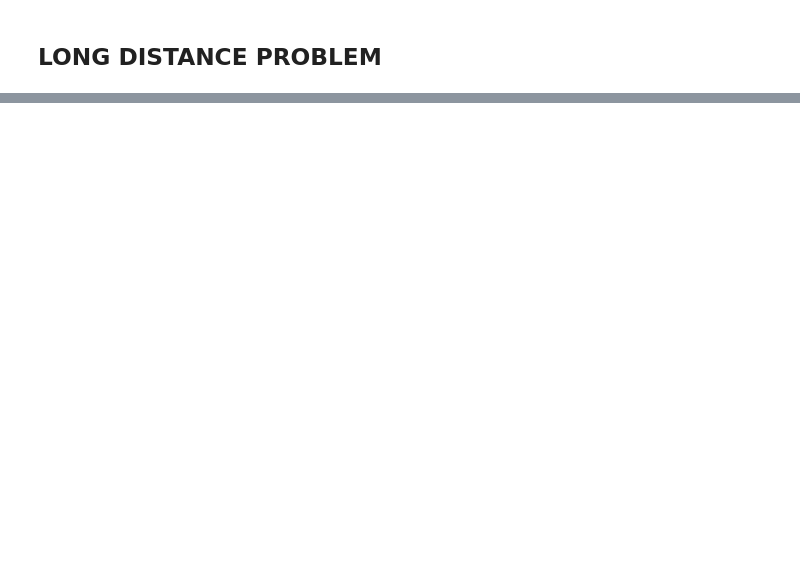
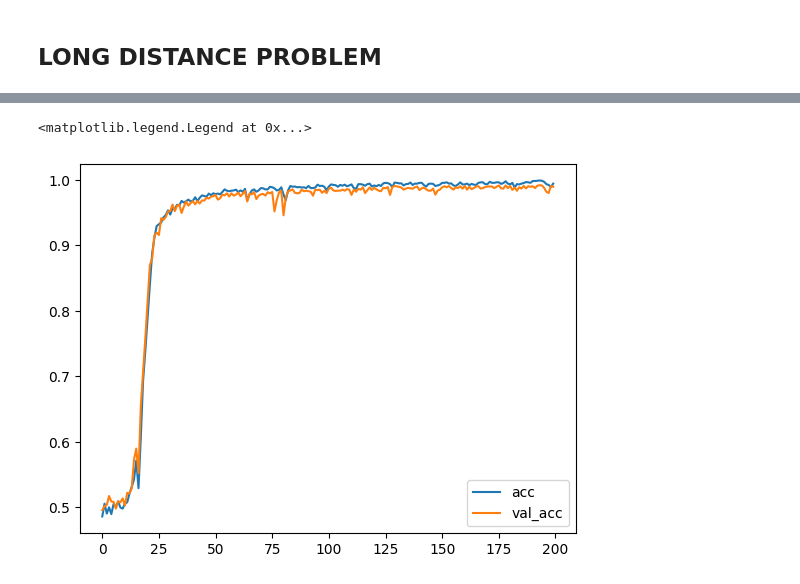
Before and after one commit to ChitteshKumar/udemy_deep_learning_tutorials, a Jupyter notebook: LongDistanceProblem.ipynb, the cells around one changed output, grey strips where cells are left out. Saved outputs shown, nothing was run; the diff lists cells and outputs as text; code cells hidden in the pictures; blank space fills up the shorter version.

```diff
--- a/LongDistanceProblem.ipynb
+++ b/LongDistanceProblem.ipynb
@@ -220,0 +265,10 @@ plt.legend()
+# %%
+plt.plot(r.history['accuracy'], label='acc')
+plt.plot(r.history['val_accuracy'], label='val_acc')
+plt.legend()
+
+
+#with LSTM, we achieve a better accuracy in long dist as compared to RNN (since it is able to learn the long pattern)
+# %% [output]
+<matplotlib.legend.Legend at 0x...>
+[figure, added]
```
Also changed, not shown: parts of 28 cells of this notebook.
